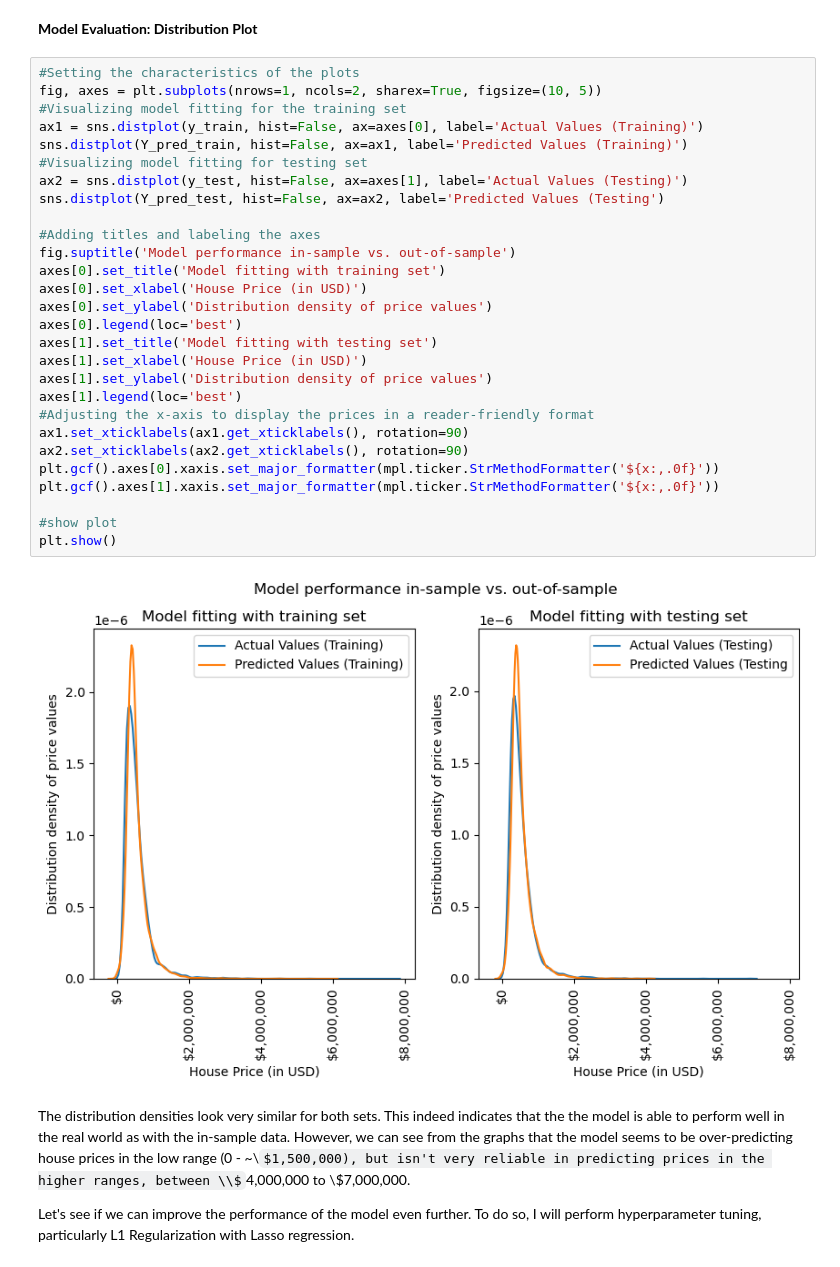
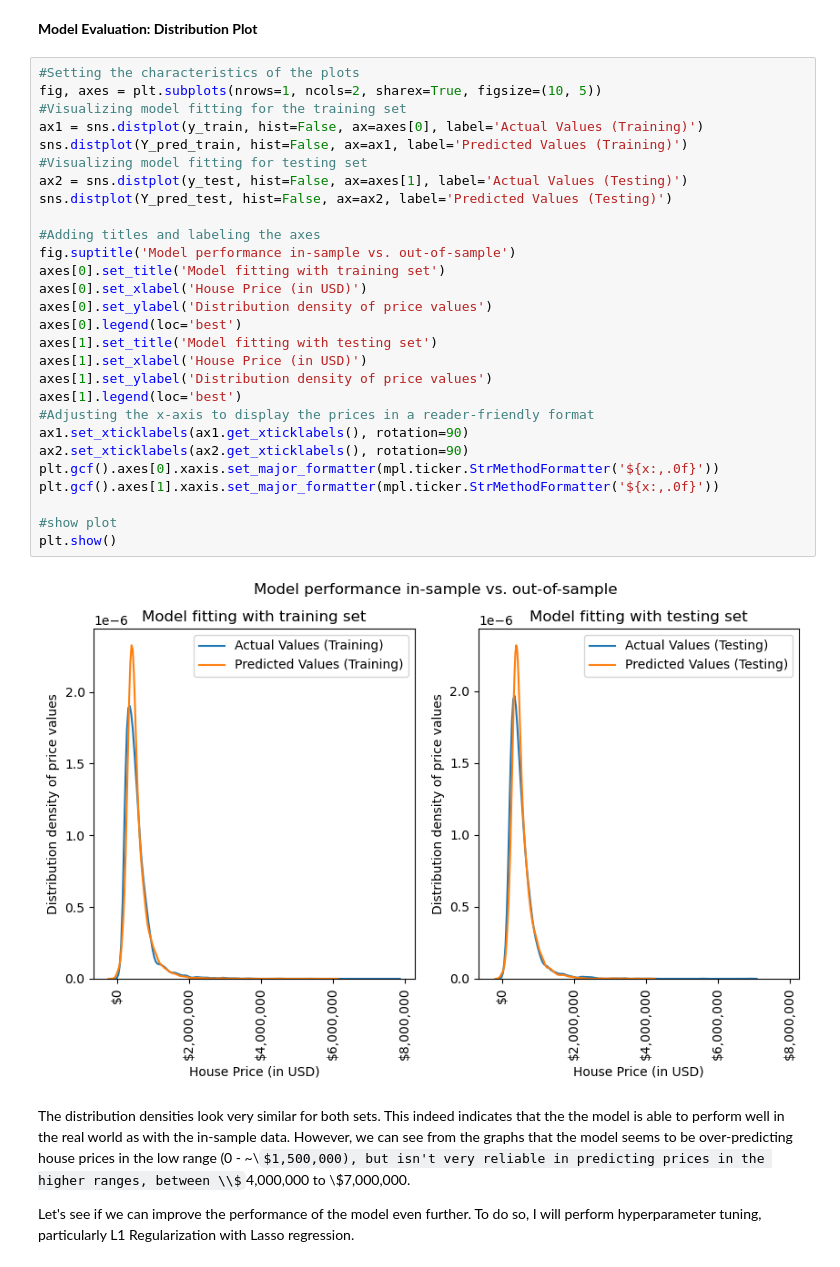
Before and after one commit to Mo-Khalifa96/Machine-Learning-for-Predictive-Pricing, a Jupyter notebook: ML for Predictive Pricing (Predictive House Prices) - Jupyter version.ipynb, the cells around one changed output. Cells and saved outputs as stored; diff of their text form; some formulas as TeX source.

```diff
--- a/ML for Predictive Pricing (Predictive House Prices) - Jupyter version.ipynb
+++ b/ML for Predictive Pricing (Predictive House Prices) - Jupyter version.ipynb
@@ -503,33 +503,33 @@ We can see from the RMSE scores that the discrepancy between the predicted price
 # %%
 #Setting the characteristics of the plots
 fig, axes = plt.subplots(nrows=1, ncols=2, sharex=True, figsize=(10, 5))
 #Visualizing model fitting for the training set
 ax1 = sns.distplot(y_train, hist=False, ax=axes[0], label='Actual Values (Training)')
 sns.distplot(Y_pred_train, hist=False, ax=ax1, label='Predicted Values (Training)')
 #Visualizing model fitting for testing set
 ax2 = sns.distplot(y_test, hist=False, ax=axes[1], label='Actual Values (Testing)')
-sns.distplot(Y_pred_test, hist=False, ax=ax2, label='Predicted Values (Testing')
+sns.distplot(Y_pred_test, hist=False, ax=ax2, label='Predicted Values (Testing)')
 
 #Adding titles and labeling the axes
 fig.suptitle('Model performance in-sample vs. out-of-sample')
 axes[0].set_title('Model fitting with training set')
 axes[0].set_xlabel('House Price (in USD)')
 axes[0].set_ylabel('Distribution density of price values')
 axes[0].legend(loc='best')
 axes[1].set_title('Model fitting with testing set')
 axes[1].set_xlabel('House Price (in USD)')
 axes[1].set_ylabel('Distribution density of price values')
 axes[1].legend(loc='best')
 #Adjusting the x-axis to display the prices in a reader-friendly format
 ax1.set_xticklabels(ax1.get_xticklabels(), rotation=90)
 ax2.set_xticklabels(ax2.get_xticklabels(), rotation=90)
 plt.gcf().axes[0].xaxis.set_major_formatter(mpl.ticker.StrMethodFormatter('${x:,.0f}'))
 plt.gcf().axes[1].xaxis.set_major_formatter(mpl.ticker.StrMethodFormatter('${x:,.0f}'))
 
 #show plot
 plt.show()
 # %% [output]
-[figure, old version]
+[figure, new version]
 # %% [markdown]
 The distribution densities look very similar for both sets. This indeed indicates that the the model is able to perform well in the real world as with the in-sample data. However, we can see from the graphs that the model seems to be over-predicting house prices in the low range (0 - ~\\$1,500,000), but isn't very reliable in predicting prices in the higher ranges, between \\$4,000,000 to \\$7,000,000. <br>
 
```
Also changed, not shown: parts of 7 cells of this notebook.
